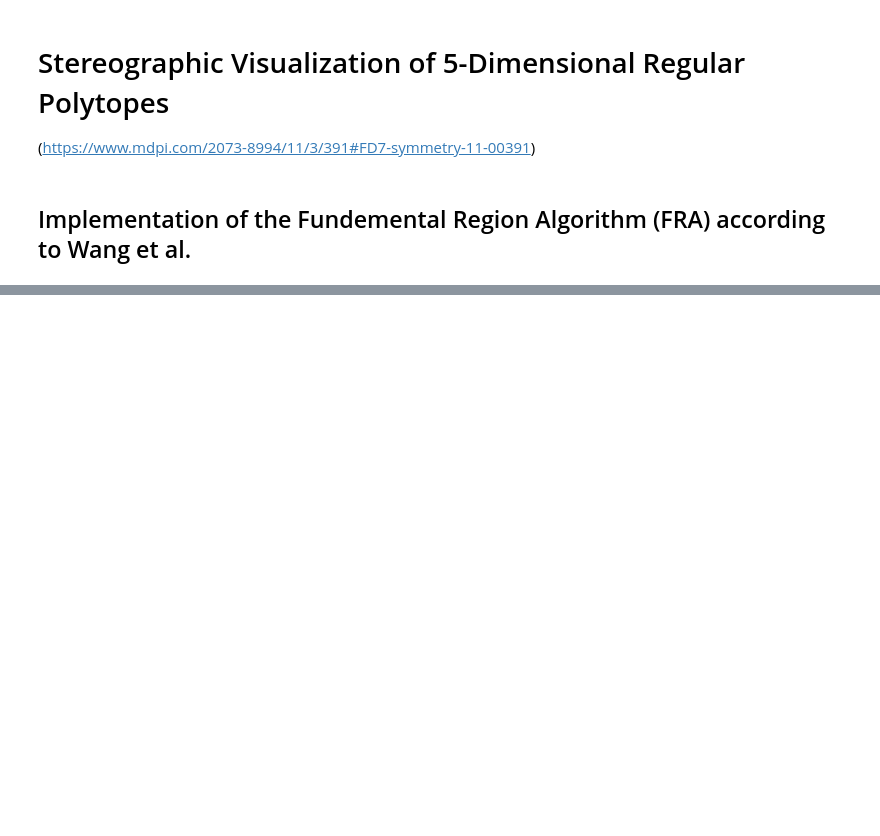
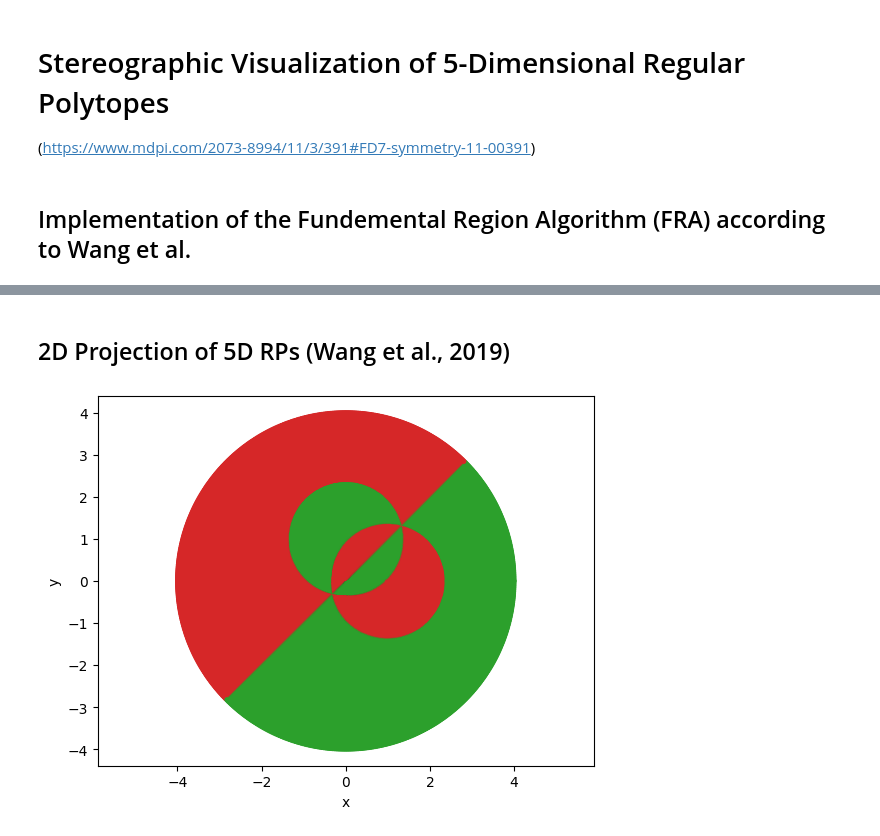
Before and after one commit to Sultanow/polytopes, a Jupyter notebook: python/notebooks/projection_visulization_playground.ipynb, the cells around one changed output, grey strips where cells are left out. Saved outputs shown, nothing was run; the diff lists cells and outputs as text; code cells hidden in the pictures; blank space fills up the shorter version.

```diff
--- a/python/notebooks/projection_visulization_playground.ipynb
+++ b/python/notebooks/projection_visulization_playground.ipynb
@@ -67,9 +192,31 @@ def inv_stereo_projection(vector_3d, radius_3, radius_4, theta3_squared, theta4_
+# %% [markdown]
+## 2D Projection of 5D RPs (Wang et al., 2019)
+# %%
+# define radii of spheres according to (Wang et al., 2019)
+r_1 = 4  # not given in (Wang et al., 2019) --> the value is estimated
+r_2 = 2
+r_3 = 1
+r_4 = 0.5
+# create samples in 2D area
+x_2d = create_2d_points_inside_circle(R=r_1,steps=500)
+# compute corresponding points in higher dimensions (inverse stereographic projection)
+x_3d = r_2 * inv_stereo_projection(x_2d)
+x_4d = r_3 * inv_stereo_projection(x_3d)
+x_5d = r_4 * inv_stereo_projection(x_4d)
 # %%
-# testing code according to Wang et. al
-x_0 = [1,0,-1,4,-5]
-# fundemantel root system of 5-simplex (Hexateron)
-fundamental_root_system = [[1,-1,0,0,0],
-                            [0,1,-1,0,0],
-                            [0,0,1,-1,0],
-                            [0,0,0,1,-1],
-                            [0,0,0,0,1]]
+# fundemantel root system of 5-cube (Penteract)
+v_k_penteract = np.array([[1,-1,0,0,0],
+                        [0,1,-1,0,0],
+                        [0,0,1,-1,0],
+                        [0,0,0,1,-1],
+                        [0,0,0,1,1]])
+
+# perform fundamental region algorithm for projected points in 5d
+n = np.zeros([x_2d.shape[1]])
+for ind, val in enumerate(n):
+    _,n[ind] = fundamental_region_algorithm(x_5d[:,ind], v_k_penteract)
+# %%
+# visualization
+plot_2d(x_2d, n)
+# %% [output]
+[figure, added]
```
Also changed, not shown: parts of 8 cells of this notebook.
